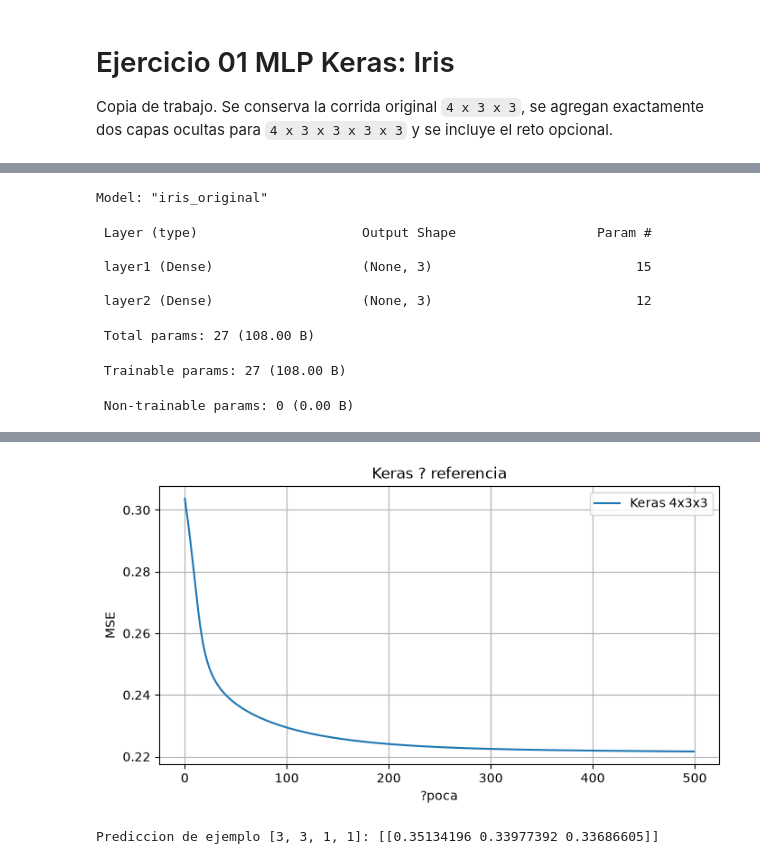
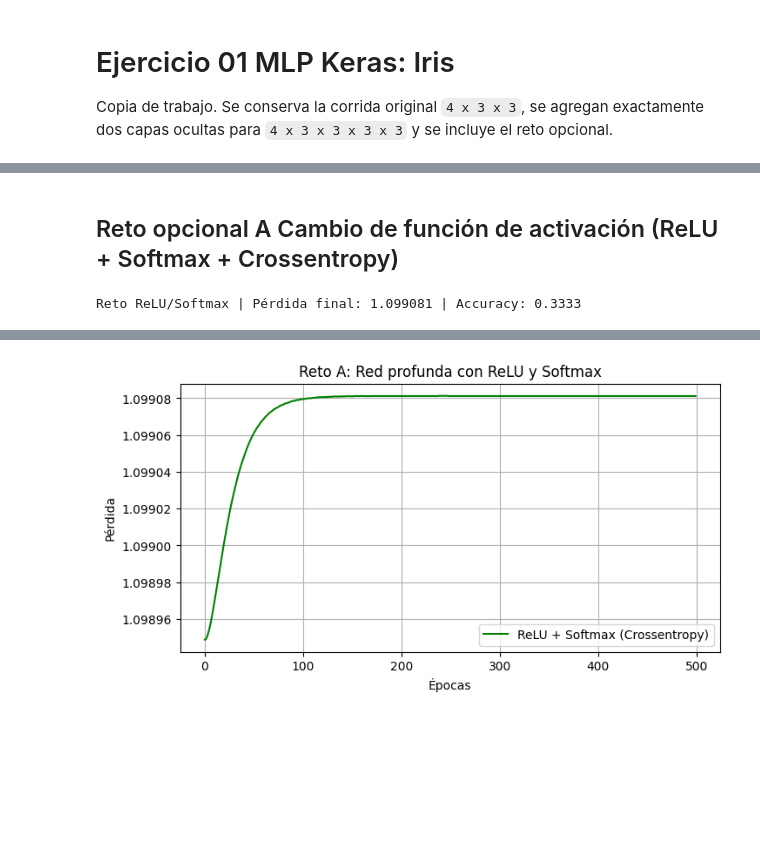
Before and after one commit to Maricharmen/Inteligencia_Artificial, a Jupyter notebook: Perceptrón multicapa/Ejercicios/Ejercicio1/ejercicio-01-keras.ipynb, the cells around one changed output, grey strips where cells are left out. Drawn from its saved outputs; the diff is of its cells as text; code cells hidden in the pictures; blank space fills up the shorter version.

```diff
--- a/Perceptrón multicapa/Ejercicios/Ejercicio1/ejercicio-01-keras.ipynb
+++ b/Perceptrón multicapa/Ejercicios/Ejercicio1/ejercicio-01-keras.ipynb
@@ -34,0 +23,8 @@ La red tiene una capa oculta de tres neuronas y una salida de tres neuronas. Usa
+# %%
+iris = datasets.load_iris()
+X = iris.data
+target = iris.target
+Y = to_categorical(target).astype("uint8")
+# 0 => [1 0 0]
+# 1 => [0 1 0]
+# 2 => [0 0 1]
@@ -35,26 +178,34 @@ La red tiene una capa oculta de tres neuronas y una salida de tres neuronas. Usa
+# %% [markdown]
+## Reto opcional A Cambio de función de activación (ReLU + Softmax + Crossentropy)
 # %%
-model_original = keras.Sequential([
-    layers.Input(shape=(4,)),
-    layers.Dense(3, activation="sigmoid", name="layer1"),
-    layers.Dense(3, activation="sigmoid", name="layer2"),
-], name="iris_original")
-model_original.summary()
-model_original.compile(optimizer=keras.optimizers.SGD(learning_rate=ETA), loss=keras.losses.MeanSquaredError())
-started = time.perf_counter()
-history_original = model_original.fit(X, Y, epochs=EPOCHS, verbose=0)
-time_original = time.perf_counter() - started
-pred_original = model_original.predict(X, verbose=0)
-acc_original = np.mean(pred_original.argmax(axis=1) == y)
-print(f"error inicial: {history_original.history['loss'][0]:.6f} | error final: {history_original.history['loss'][-1]:.6f} | accuracy: {acc_original:.4f} | tiempo: {time_original:.3f} s")
-plt.figure(figsize=(8, 4)); plt.plot(history_original.history['loss'], label="Keras 4x3x3"); plt.xlabel("epoca"); plt.ylabel("MSE"); plt.title("Keras  referencia"); plt.legend(); plt.grid(True); plt.show()
-print("Prediccion de ejemplo [3, 3, 1, 1]:", model_original.predict(np.array([[3, 3, 1, 1]]), verbose=0))
+# Reto: 3 capas ocultas ReLU, salida Softmax, función de costo CategoricalCrossentropy
+model_relu = keras.Sequential(
+  [
+    layers.Dense(3, activation="relu", name="relu_hidden1", input_shape=(4,)),
+    layers.Dense(3, activation="relu", name="relu_hidden2"),
+    layers.Dense(3, activation="relu", name="relu_hidden3"),
+    layers.Dense(3, activation="softmax", name="softmax_output"),
+  ],
+  name="iris_relu_softmax"
+)
+
+model_relu.compile(
+    optimizer=tf.keras.optimizers.SGD(learning_rate=0.03),
+    loss=tf.keras.losses.CategoricalCrossentropy(),
+    metrics=["accuracy"]
+)
+
+history_relu = model_relu.fit(X, Y, epochs=500, verbose=0)
+eval_relu = model_relu.evaluate(X, Y, verbose=0)
+print(f"Reto ReLU/Softmax | Pérdida final: {history_relu.history['loss'][-1]:.6f} | Accuracy: {eval_relu[1]:.4f}")
+
+plt.figure(figsize=(8, 4))
+plt.plot(history_relu.history['loss'], color="green", label="ReLU + Softmax (Crossentropy)")
+plt.xlabel("Épocas")
+plt.ylabel("Pérdida")
+plt.title("Reto A: Red profunda con ReLU y Softmax")
+plt.grid(True)
+plt.legend()
+plt.show()
 # %% [output]
-Model: "iris_original"
+Reto ReLU/Softmax | Pérdida final: 1.099081 | Accuracy: 0.3333
- Layer (type)                     Output Shape                  Param #
-
- layer1 (Dense)                   (None, 3)                          15
-
- layer2 (Dense)                   (None, 3)                          12
- Total params: 27 (108.00 B)
- Trainable params: 27 (108.00 B)
- Non-trainable params: 0 (0.00 B)
@@ -63,2 +212 @@ error inicial: 0.303676 | error final: 0.221660 | accuracy: 0.3333 | tiempo: 28.
-[figure, old version]
+[figure, new version]
-Prediccion de ejemplo [3, 3, 1, 1]: [[0.35134196 0.33977392 0.33686605]]
```
Also changed, not shown: parts of 24 cells of this notebook, 5 other files.
